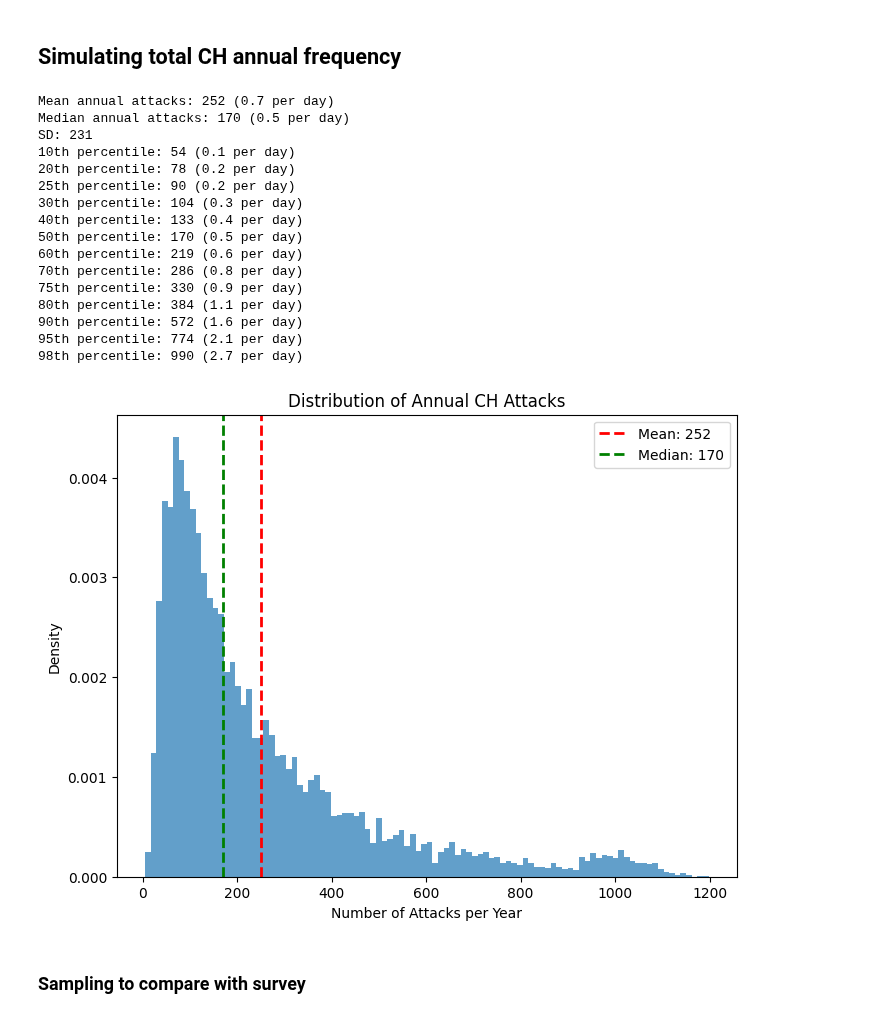
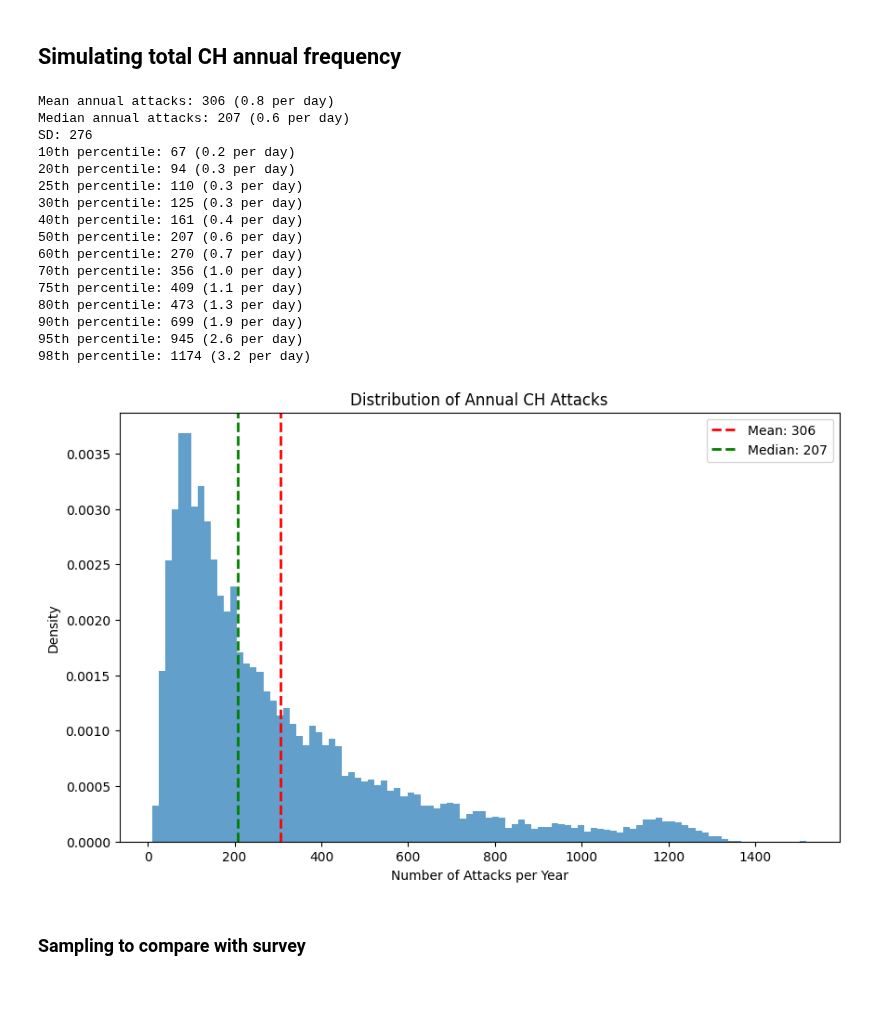
Before and after one commit to aph-research/cluster-headaches, a Jupyter notebook: Cluster headache full model.ipynb, the cells around one changed output. Drawn from its saved outputs; the diff is of its cells as text; code cells hidden in the pictures; blank space fills up the shorter version.

```diff
--- a/Cluster headache full model.ipynb
+++ b/Cluster headache full model.ipynb
@@ -322,13 +359,13 @@ def generate_chronic_active_days():
 def simulate_annual_attacks(n_simulations=10000):
     annual_attacks = []
 
-    for _ in range(n_simulations):
-        # Determine if episodic or chronic
-        is_episodic = np.random.random() < prop_episodic
-        #is_episodic = False
+    # Prepare parameters for vectorized operations
+    is_episodic = np.random.random(n_simulations) < prop_episodic
+    is_treated = np.random.random(n_simulations) < prop_treated
 
-        if is_episodic:
-            # Generate number of bouts from our custom discrete distribution
+    for i in range(n_simulations):
+        if is_episodic[i]:
+            # Generate number of bouts
             n_bouts = bouts_per_year.rvs()
 
             # Generate bout durations
@@ -338,70 +375,78 @@ def simulate_annual_attacks(n_simulations=10000):
             if n_bouts != int(n_bouts):
                 bout_durations[-1] *= (n_bouts - int(n_bouts))
 
-            # Daily attacks for each bout
-            daily_attacks = []
-            for duration in bout_durations:
-                days = max(1, int(duration * 7))  # Convert weeks to days, ensure at least 1 day
-                attacks = np.minimum(lognorm.rvs(s=episodic_sigma, scale=np.exp(episodic_mu), size=days), max_daily_ch)
-                daily_attacks.extend(np.floor(attacks))
+            # Calculate total days in bouts
+            total_days = int(np.sum(bout_durations) * 7)
 
-            total_attacks = sum(daily_attacks)
+            # Generate attacks for all days at once
+            if is_treated[i]:
+                attacks = lognorm.rvs(s=episodic_treated_sigma, scale=np.exp(episodic_treated_mu), size=total_days)
+            else:
+                attacks = lognorm.rvs(s=episodic_untreated_sigma, scale=np.exp(episodic_untreated_mu), size=total_days)
+
+            total_attacks = np.sum(np.round(attacks))
 
         else:  # Chronic
             active_days = generate_chronic_active_days()
-            daily_attacks = np.minimum(lognorm.rvs(s=chronic_sigma, scale=np.exp(chronic_mu), size=active_days), max_daily_ch)
-            total_attacks = sum(np.floor(daily_attacks))
+
+            # Generate attacks for all days at once
+            if is_treated[i]:
+                attacks = lognorm.rvs(s=chronic_treated_sigma, scale=np.exp(chronic_treated_mu), size=active_days)
+            else:
+                attacks = lognorm.rvs(s=chronic_untreated_sigma, scale=np.exp(chronic_untreated_mu), size=active_days)
+
+            total_attacks = np.sum(np.round(attacks))
 
         annual_attacks.append(total_attacks)
 
     return np.array(annual_attacks)
 
 # Run the simulation
 annual_attack_distribution = simulate_annual_attacks()
 
 # Calculate statistics
 mean_attacks = np.mean(annual_attack_distribution)
 median_attacks = np.median(annual_attack_distribution)
 std_attacks = np.std(annual_attack_distribution)
 
 percentile_values = [10, 20, 25, 30, 40, 50, 60, 70, 75, 80, 90, 95, 98]
 percentiles = np.percentile(annual_attack_distribution, percentile_values)
 
 # Print results
 print(f"Mean annual attacks: {mean_attacks:.0f} ({mean_attacks/365:.1f} per day)")
 print(f"Median annual attacks: {median_attacks:.0f} ({median_attacks/365:.1f} per day)")
 print(f"SD: {std_attacks:.0f}")
 for i, percentile in enumerate(percentiles):
     print(f"{percentile_values[i]}th percentile: {percentile:.0f} ({percentile/365:.1f} per day)")
 
 # Plot the distribution
-plt.figure(figsize=(8, 6))
+plt.figure(figsize=(10, 6))
 plt.hist(annual_attack_distribution, bins=100, density=True, alpha=0.7)
 plt.title("Distribution of Annual CH Attacks")
 plt.xlabel("Number of Attacks per Year")
 plt.ylabel("Density")
 plt.axvline(mean_attacks, color='r', linestyle='dashed', linewidth=2, label=f'Mean: {mean_attacks:.0f}')
 plt.axvline(median_attacks, color='g', linestyle='dashed', linewidth=2, label=f'Median: {median_attacks:.0f}')
 plt.legend()
 plt.show()
 # %% [output]
-Mean annual attacks: 252 (0.7 per day)
-Median annual attacks: 170 (0.5 per day)
-SD: 231
-10th percentile: 54 (0.1 per day)
-20th percentile: 78 (0.2 per day)
-25th percentile: 90 (0.2 per day)
-30th percentile: 104 (0.3 per day)
-40th percentile: 133 (0.4 per day)
-50th percentile: 170 (0.5 per day)
-60th percentile: 219 (0.6 per day)
-70th percentile: 286 (0.8 per day)
-75th percentile: 330 (0.9 per day)
-80th percentile: 384 (1.1 per day)
-90th percentile: 572 (1.6 per day)
-95th percentile: 774 (2.1 per day)
-98th percentile: 990 (2.7 per day)
+Mean annual attacks: 306 (0.8 per day)
+Median annual attacks: 207 (0.6 per day)
+SD: 276
+10th percentile: 67 (0.2 per day)
+20th percentile: 94 (0.3 per day)
+25th percentile: 110 (0.3 per day)
+30th percentile: 125 (0.3 per day)
+40th percentile: 161 (0.4 per day)
+50th percentile: 207 (0.6 per day)
+60th percentile: 270 (0.7 per day)
+70th percentile: 356 (1.0 per day)
+75th percentile: 409 (1.1 per day)
+80th percentile: 473 (1.3 per day)
+90th percentile: 699 (1.9 per day)
+95th percentile: 945 (2.6 per day)
+98th percentile: 1174 (3.2 per day)
-[figure, old version]
+[figure, new version]
 # %% [markdown]
 ### Sampling to compare with survey
 # %%
```
Also changed, not shown: parts of 11 cells of this notebook.
